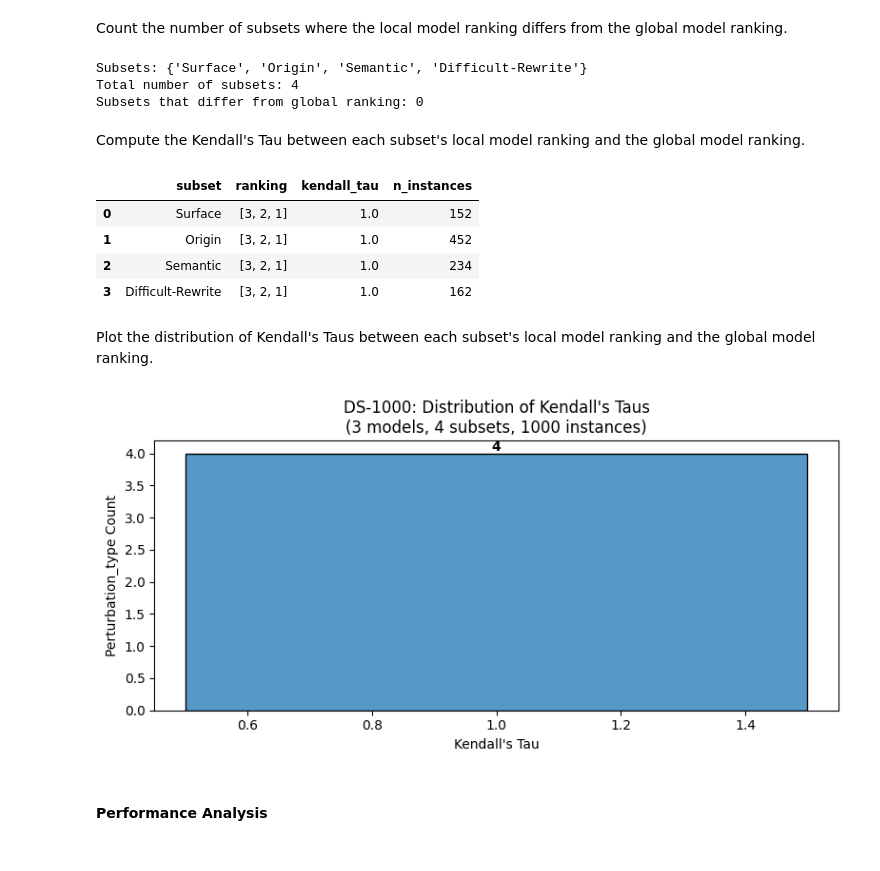
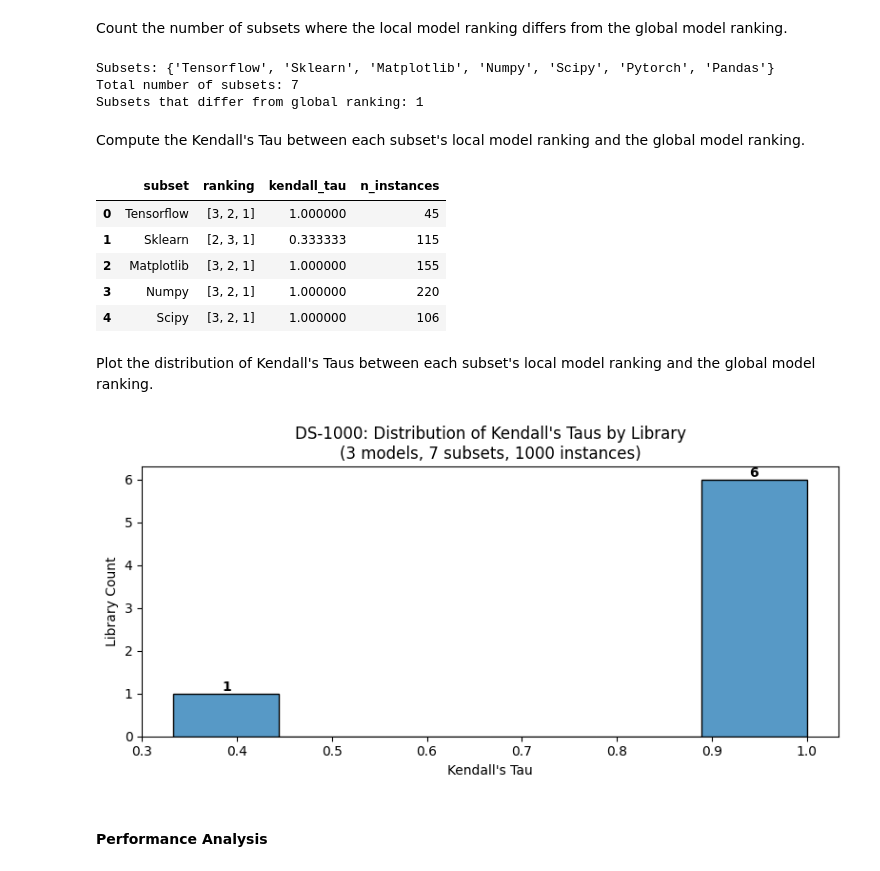
Before and after one commit to mpg05883/EvalTree, a Jupyter notebook: inter_subset_analysis.ipynb, the cells around one changed output. Saved outputs shown, nothing was run; the diff lists cells and outputs as text; code cells hidden in the pictures.

Commit message:
Updated plot titles

```diff
--- a/inter_subset_analysis.ipynb
+++ b/inter_subset_analysis.ipynb
@@ -112,7 +112,7 @@ gpt-4o-2024-08-06: 1
 # %% [markdown]
 Count the number of subsets where the local model ranking differs from the global model ranking.
 # %%
-subset_col = MetadataKey.PERTURBATION_TYPE
+subset_col = MetadataKey.LIBRARY
 subsets = get_unique_metadata_values(dataset_df, subset_col)
 print(f"Subsets: {subsets}")
 
@@ -127,9 +127,9 @@ for subset in subsets:
 print(f"Total number of subsets: {len(subsets)}")
 print(f"Subsets that differ from global ranking: {num_different}")
 # %% [output]
-Subsets: {'Surface', 'Origin', 'Semantic', 'Difficult-Rewrite'}
-Total number of subsets: 4
-Subsets that differ from global ranking: 0
+Subsets: {'Tensorflow', 'Sklearn', 'Matplotlib', 'Numpy', 'Scipy', 'Pytorch', 'Pandas'}
+Total number of subsets: 7
+Subsets that differ from global ranking: 1
 # %% [markdown]
 Compute the Kendall's Tau between each subset's local model ranking and the global model ranking.
 # %%
@@ -159,42 +159,43 @@ kendall_tau_df = pd.DataFrame(kendall_tau_results)
 kendall_tau_df.head()
 # %% [output]
 |  | subset | ranking | kendall_tau | n_instances |
-| 0 | Surface | [3, 2, 1] | 1.0 | 152 |
-| 1 | Origin | [3, 2, 1] | 1.0 | 452 |
-| 2 | Semantic | [3, 2, 1] | 1.0 | 234 |
-| 3 | Difficult-Rewrite | [3, 2, 1] | 1.0 | 162 |
+| 0 | Tensorflow | [3, 2, 1] | 1.000000 | 45 |
+| 1 | Sklearn | [2, 3, 1] | 0.333333 | 115 |
+| 2 | Matplotlib | [3, 2, 1] | 1.000000 | 155 |
+| 3 | Numpy | [3, 2, 1] | 1.000000 | 220 |
+| 4 | Scipy | [3, 2, 1] | 1.000000 | 106 |
 # %% [markdown]
 Plot the distribution of Kendall's Taus between each subset's local model ranking and the global model ranking.
 # %%
 fig, ax = plt.subplots(figsize=(8, 4))
 sns.histplot(data=kendall_tau_df, x="kendall_tau", ax=ax)
 ax.set_xlabel("Kendall's Tau")
 ax.set_ylabel(f"{subset_col.capitalize()} Count")
 ax.set_title(
-    f"{dataset}: Distribution of Kendall's Taus"
+    f"{dataset}: Distribution of Kendall's Taus by {subset_col.capitalize()}"
     f"\n({num_models} models, {len(subsets)} subsets, {num_instances} instances)"
 )
 
 for bar in ax.patches:
     if (height := bar.get_height()) == 0:
         continue
     ax.annotate(
         f"{int(height)}",
         xy=(bar.get_x() + bar.get_width() / 2, height),
         ha="center",
         va="bottom",
         fontweight="bold",
     )
 
 plt.tight_layout()
 
 analysis = "subset_analysis"
 plot_name = f"kendall_tau_distribution_{subset_col}"
 file_path = build_plot_path(dataset, analysis, plot_name)
 plt.savefig(file_path)
 plt.show()
 # %% [output]
-[figure, old version]
+[figure, new version]
 # %% [markdown]
 #### Performance Analysis
 # %% [markdown]
```
Also changed, not shown: parts of 11 cells of this notebook, 10 other files.
